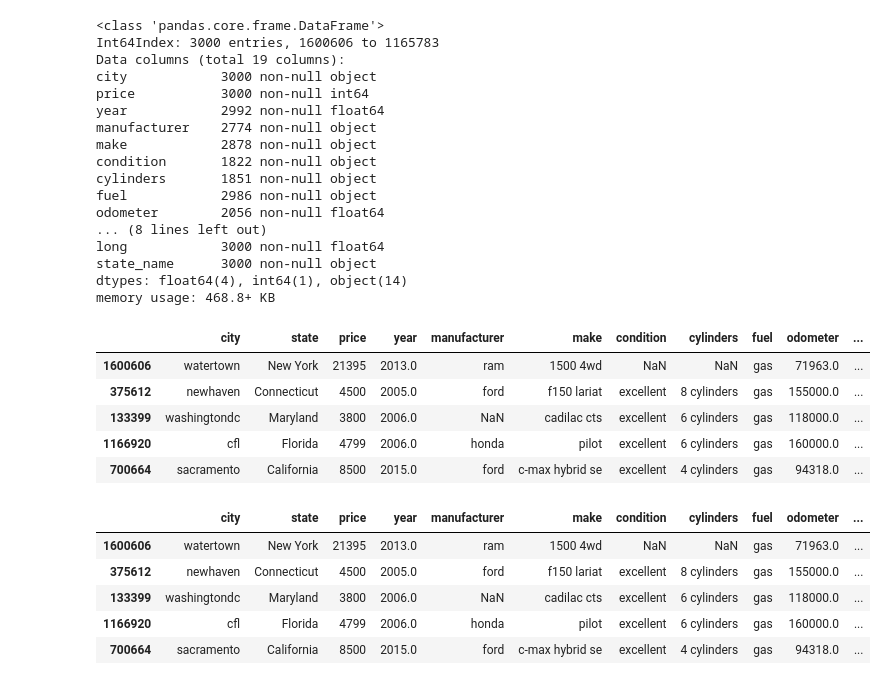
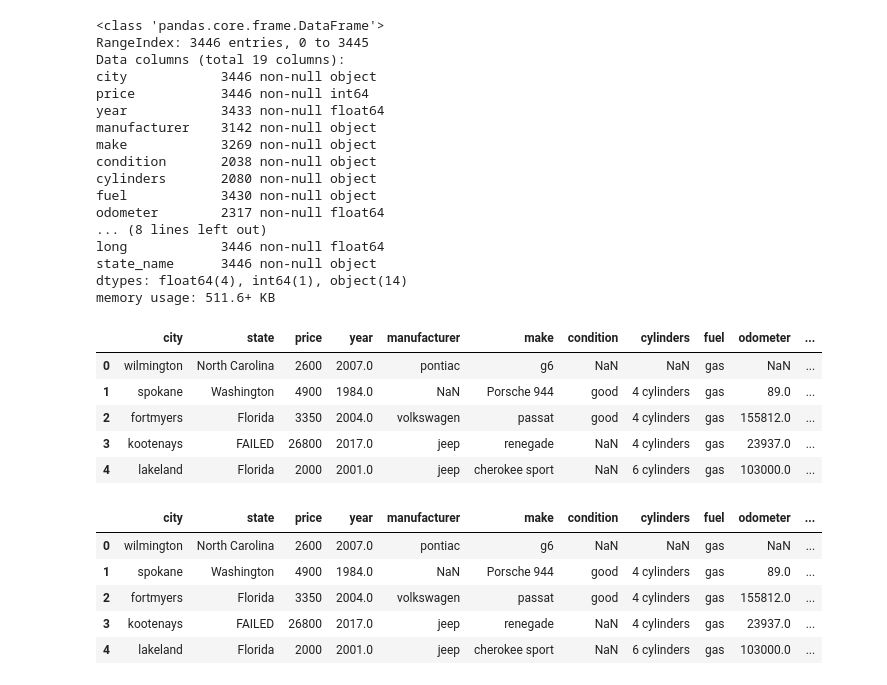
Before and after one commit to ryan-keenan/Data-C4, a Jupyter notebook: craigslist-carstrucks-extract/cl_data_select.ipynb, the cells around one changed output. Drawn from its saved outputs; the diff is of its cells as text; code cells hidden in the pictures.

```diff
--- a/craigslist-carstrucks-extract/cl_data_select.ipynb
+++ b/craigslist-carstrucks-extract/cl_data_select.ipynb
@@ -8,3 +28,5 @@ df = df_full.sample(3000)
+# %%
+df = pd.read_csv('sparse_cl_sample.csv')
 # %%
 df.head()
 # %% [output]
@@ -56,22 +78,22 @@ df.drop(columns=['county_fips',
 df.info()
 # %% [output]
 <class 'pandas.core.frame.DataFrame'>
-Int64Index: 3000 entries, 1600606 to 1165783
+RangeIndex: 3446 entries, 0 to 3445
 Data columns (total 19 columns):
-city            3000 non-null object
-price           3000 non-null int64
-year            2992 non-null float64
-manufacturer    2774 non-null object
-make            2878 non-null object
-condition       1822 non-null object
-cylinders       1851 non-null object
-fuel            2986 non-null object
-odometer        2056 non-null float64
+city            3446 non-null object
+price           3446 non-null int64
+year            3433 non-null float64
+manufacturer    3142 non-null object
+make            3269 non-null object
+condition       2038 non-null object
+cylinders       2080 non-null object
+fuel            3430 non-null object
+odometer        2317 non-null float64
 ... (8 lines left out)
-long            3000 non-null float64
-state_name      3000 non-null object
+long            3446 non-null float64
+state_name      3446 non-null object
 dtypes: float64(4), int64(1), object(14)
-memory usage: 468.8+ KB
+memory usage: 511.6+ KB
 # %%
 cols = df.columns.tolist()
 cols.remove('state_name')
@@ -82,25 +104,25 @@ df.rename(columns={'state_name':'state'}, inplace=True)
 df.head()
 # %% [output]
 |  | city | state | price | year | manufacturer | make | condition | cylinders | fuel | odometer | ... |
-| 1600606 | watertown | New York | 21395 | 2013.0 | ram | 1500 4wd | NaN | NaN | gas | 71963.0 | ... |
-| 375612 | newhaven | Connecticut | 4500 | 2005.0 | ford | f150 lariat | excellent | 8 cylinders | gas | 155000.0 | ... |
-| 133399 | washingtondc | Maryland | 3800 | 2006.0 | NaN | cadilac cts | excellent | 6 cylinders | gas | 118000.0 | ... |
-| 1166920 | cfl | Florida | 4799 | 2006.0 | honda | pilot | excellent | 6 cylinders | gas | 160000.0 | ... |
-| 700664 | sacramento | California | 8500 | 2015.0 | ford | c-max hybrid se | excellent | 4 cylinders | gas | 94318.0 | ... |
+| 0 | wilmington | North Carolina | 2600 | 2007.0 | pontiac | g6 | NaN | NaN | gas | NaN | ... |
+| 1 | spokane | Washington | 4900 | 1984.0 | NaN | Porsche 944 | good | 4 cylinders | gas | 89.0 | ... |
+| 2 | fortmyers | Florida | 3350 | 2004.0 | volkswagen | passat | good | 4 cylinders | gas | 155812.0 | ... |
+| 3 | kootenays | FAILED | 26800 | 2017.0 | jeep | renegade | NaN | 4 cylinders | gas | 23937.0 | ... |
+| 4 | lakeland | Florida | 2000 | 2001.0 | jeep | cherokee sport | NaN | 6 cylinders | gas | 103000.0 | ... |
 # %%
 # Could probably handle all these in one swell foop, but I couldn't figure it out
-df2 = df[df['lat'] > 20]
-df = df2[df2['lat'] < 50]
-df2 = df[df['long'] > -125]
-df = df2[df2['long'] < -65]
+df = df[df['lat'] > 20].copy()
+df = df[df['lat'] < 50].copy()
+df = df[df['long'] > -125].copy()
+df = df[df['long'] < -65].copy()
 df.head()
 # %% [output]
 |  | city | state | price | year | manufacturer | make | condition | cylinders | fuel | odometer | ... |
-| 1600606 | watertown | New York | 21395 | 2013.0 | ram | 1500 4wd | NaN | NaN | gas | 71963.0 | ... |
-| 375612 | newhaven | Connecticut | 4500 | 2005.0 | ford | f150 lariat | excellent | 8 cylinders | gas | 155000.0 | ... |
-| 133399 | washingtondc | Maryland | 3800 | 2006.0 | NaN | cadilac cts | excellent | 6 cylinders | gas | 118000.0 | ... |
-| 1166920 | cfl | Florida | 4799 | 2006.0 | honda | pilot | excellent | 6 cylinders | gas | 160000.0 | ... |
-| 700664 | sacramento | California | 8500 | 2015.0 | ford | c-max hybrid se | excellent | 4 cylinders | gas | 94318.0 | ... |
+| 0 | wilmington | North Carolina | 2600 | 2007.0 | pontiac | g6 | NaN | NaN | gas | NaN | ... |
+| 1 | spokane | Washington | 4900 | 1984.0 | NaN | Porsche 944 | good | 4 cylinders | gas | 89.0 | ... |
+| 2 | fortmyers | Florida | 3350 | 2004.0 | volkswagen | passat | good | 4 cylinders | gas | 155812.0 | ... |
+| 3 | kootenays | FAILED | 26800 | 2017.0 | jeep | renegade | NaN | 4 cylinders | gas | 23937.0 | ... |
+| 4 | lakeland | Florida | 2000 | 2001.0 | jeep | cherokee sport | NaN | 6 cylinders | gas | 103000.0 | ... |
 # %%
 import seaborn as sns
 sns.scatterplot(df["long"], df["lat"], s=10)
```
Also changed, not shown: parts of 8 cells of this notebook.
